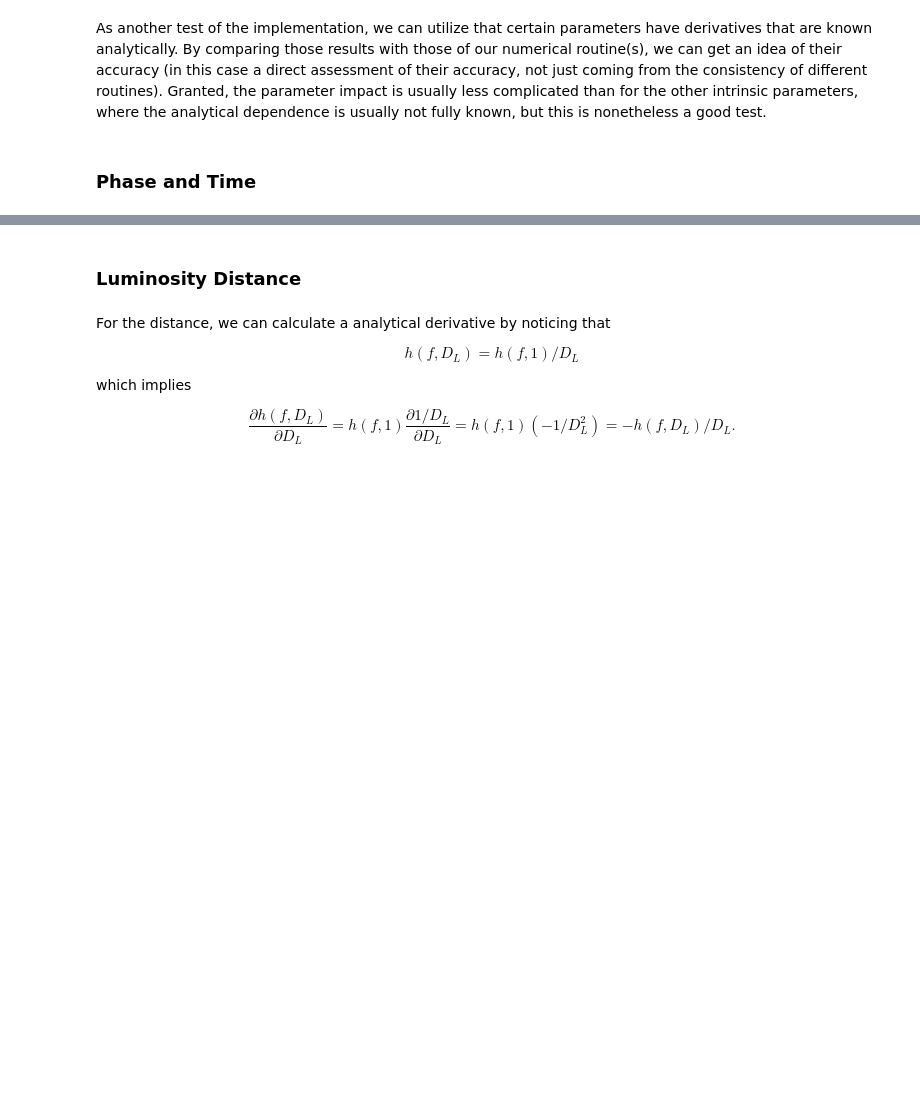
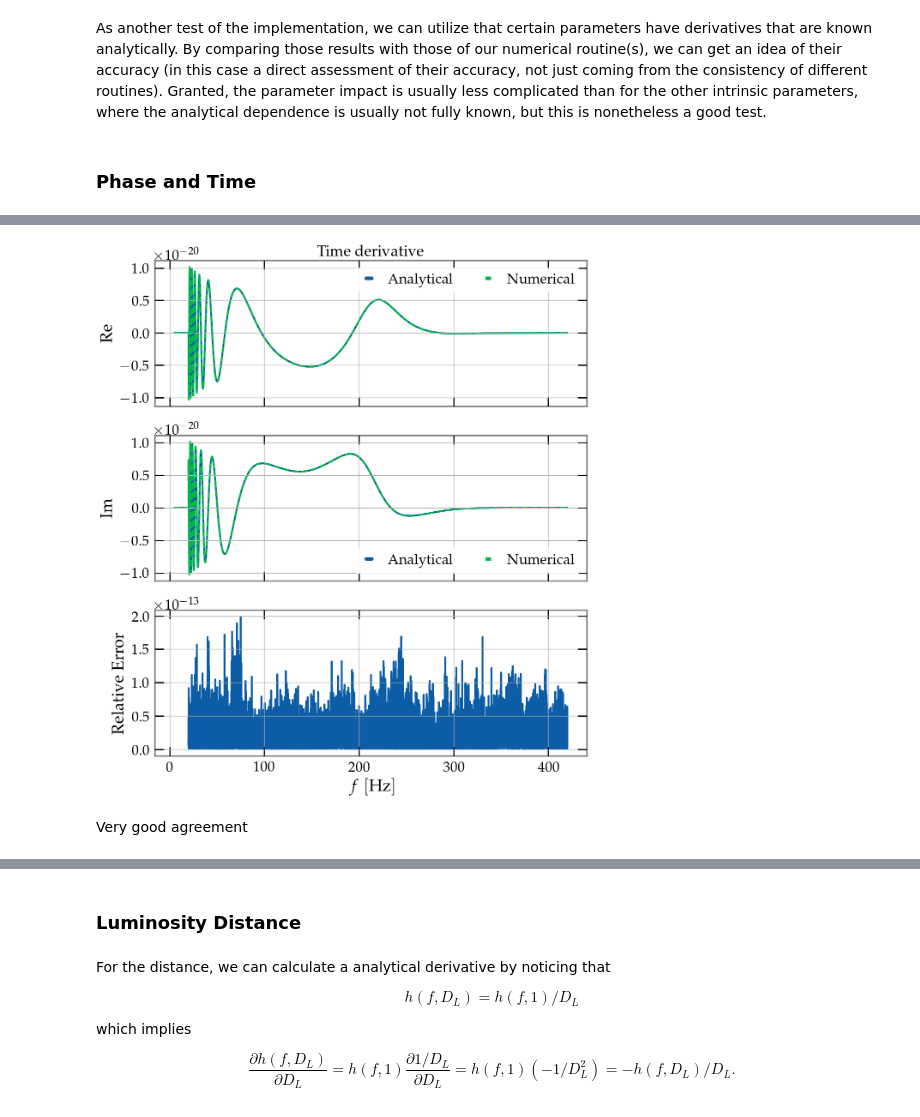
Before and after one commit to MaxMelching/gw-signal-tools, a Jupyter notebook: docs/tutorials/derivative_tests.ipynb, the cells around one changed output, grey strips where cells are left out. Saved outputs shown, nothing was run; the diff lists cells and outputs as text; code cells hidden in the pictures; blank space fills up the shorter version.

```diff
--- a/docs/tutorials/derivative_tests.ipynb
+++ b/docs/tutorials/derivative_tests.ipynb
@@ -352,0 +360,17 @@ XLAL Warning - XLALSimInspiralWaveformParamsLookupMassRatio (LALSimInspiralWavef
+# %%
+# We rename time parameter in the new generator so that derivative
+# routine does not recognize it and uses analytical derivative
+def time_deriv_gen(wf_params):
+    _wf_params = wf_params.copy()
+    _wf_params['time'] = _wf_params.pop('time_')
+
+    return wf_generator(_wf_params)
+
+
+time_deriv_params = wf_params.copy()
+time_deriv_params.pop('time')
+time_deriv_params['time_'] = wf_params['time']
+
+deriv_time = WaveformDerivative(time_deriv_params, 'time_', time_deriv_gen)
+
+num_deriv_time, info_dict_time = deriv_time(), deriv_time.info
@@ -352,0 +395,43 @@ XLAL Warning - XLALSimInspiralWaveformParamsLookupMassRatio (LALSimInspiralWavef
+# %%
+f_range = [5.0 * u.Hz, 420.0 * u.Hz]
+
+
+fig, ax = plt.subplots(figsize=(13, 15), nrows=3, sharex=True)
+
+ax[0].plot(
+    ana_deriv_time.crop(start=f_range[0], end=f_range[1]).real, label='Analytical'
+)
+ax[0].plot(
+    num_deriv_time.crop(start=f_range[0], end=f_range[1]).real, '--', label='Numerical'
+)
+
+
+ax[1].plot(
+    ana_deriv_time.crop(start=f_range[0], end=f_range[1]).imag, label='Analytical'
+)
+ax[1].plot(
+    num_deriv_time.crop(start=f_range[0], end=f_range[1]).imag, '--', label='Numerical'
+)
+
+
+ax[2].plot(
+    ((ana_deriv_time - num_deriv_time) / ana_deriv_time)
+    .abs()
+    .crop(start=f_range[0], end=f_range[1])
+)
+
+
+ax[0].legend(ncols=2)
+ax[1].legend(ncols=2)
+ax[0].set_title('Time derivative')
+ax[0].set_ylabel('Re')
+ax[1].set_ylabel('Im')
+ax[2].set_ylabel('Relative Error')
+ax[2].set_xlabel(r'$f \; [\mathrm{Hz}]$')
+# plt.xlim(5, 100)
+
+plt.show()
+# %% [output]
+[figure, added]
+# %% [markdown]
+Very good agreement
```
Also changed, not shown: parts of 25 cells of this notebook.
